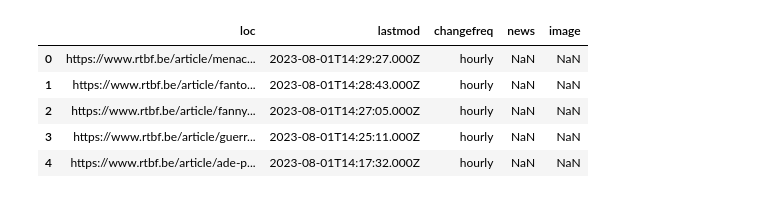
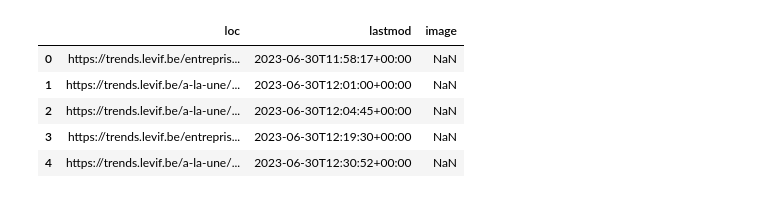
Before and after one commit to ChristosRaptis/Data-Tank-project, a Jupyter notebook: trends_levif_be.ipynb, the cells around one changed output. Cells and saved outputs as stored; diff of their text form; code cells hidden in the pictures.

```diff
--- a/trends_levif_be.ipynb
+++ b/trends_levif_be.ipynb
@@ -25,12 +20,12 @@ import pandas as pd
 import requests
 from bs4 import BeautifulSoup as bs
 # %%
-sitemaps = pd.read_xml("https://www.rtbf.be/site-map/articles.xml")
+sitemaps = pd.read_xml("https://trends.levif.be/post-sitemap134.xml")
 sitemaps.head()
 # %% [output]
-|  | loc | lastmod | changefreq | news | image |
-| 0 | https://www.rtbf.be/article/menac... | 2023-08-01T14:29:27.000Z | hourly | NaN | NaN |
-| 1 | https://www.rtbf.be/article/fanto... | 2023-08-01T14:28:43.000Z | hourly | NaN | NaN |
-| 2 | https://www.rtbf.be/article/fanny... | 2023-08-01T14:27:05.000Z | hourly | NaN | NaN |
-| 3 | https://www.rtbf.be/article/guerr... | 2023-08-01T14:25:11.000Z | hourly | NaN | NaN |
-| 4 | https://www.rtbf.be/article/ade-p... | 2023-08-01T14:17:32.000Z | hourly | NaN | NaN |
+|  | loc | lastmod | image |
+| 0 | https://trends.levif.be/entrepris... | 2023-06-30T11:58:17+00:00 | NaN |
+| 1 | https://trends.levif.be/a-la-une/... | 2023-06-30T12:01:00+00:00 | NaN |
+| 2 | https://trends.levif.be/a-la-une/... | 2023-06-30T12:04:45+00:00 | NaN |
+| 3 | https://trends.levif.be/entrepris... | 2023-06-30T12:19:30+00:00 | NaN |
+| 4 | https://trends.levif.be/a-la-une/... | 2023-06-30T12:30:52+00:00 | NaN |
```
Also changed, not shown: parts of 19 cells of this notebook, 1 other file.
